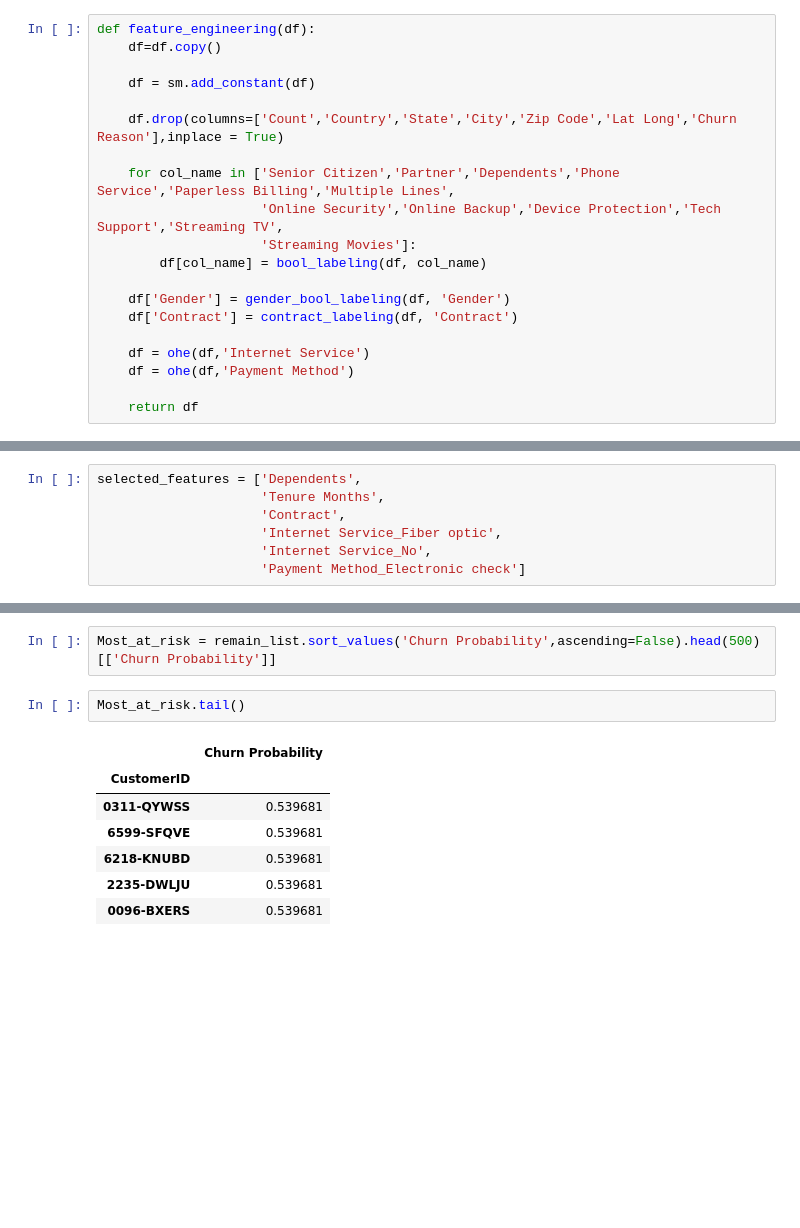
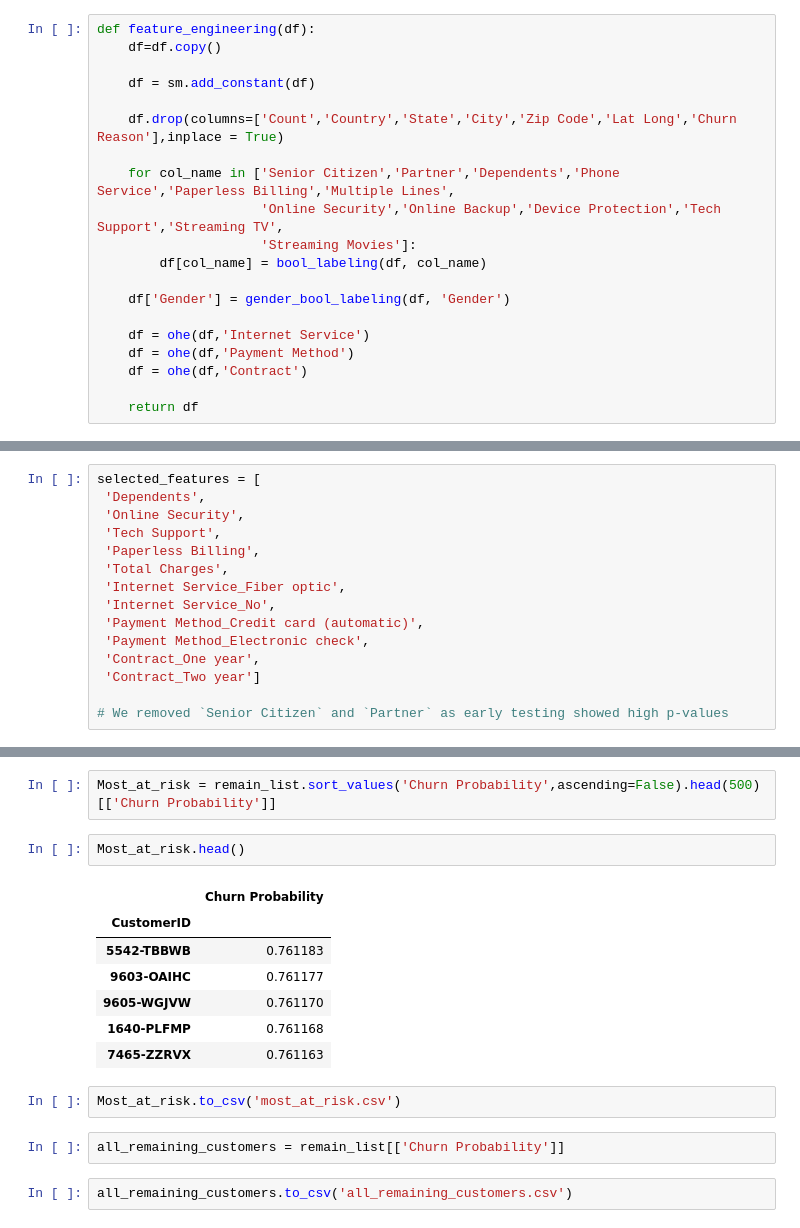
Before and after one commit to Aurelius-Blackwell/Customer_retention_analysis, a Jupyter notebook: LogRegV4.ipynb, the cells around one changed output, grey strips where cells are left out. Saved outputs shown, nothing was run; the diff lists cells and outputs as text; blank space fills up the shorter version.

```diff
--- a/LogRegV4.ipynb
+++ b/LogRegV4.ipynb
@@ -540,10 +547,10 @@ def feature_engineering(df):
         df[col_name] = bool_labeling(df, col_name)
 
     df['Gender'] = gender_bool_labeling(df, 'Gender')
-    df['Contract'] = contract_labeling(df, 'Contract')
 
     df = ohe(df,'Internet Service')
     df = ohe(df,'Payment Method')
+    df = ohe(df,'Contract')
 
     return df
 # %%
@@ -632,12 +657,20 @@ Remaining variables:
 # %% [markdown]
 * #### **Final Selection** `selected_features`
 # %%
-selected_features = ['Dependents',
-                     'Tenure Months',
-                     'Contract',
-                     'Internet Service_Fiber optic',
-                     'Internet Service_No',
-                     'Payment Method_Electronic check']
+selected_features = [
+ 'Dependents',
+ 'Online Security',
+ 'Tech Support',
+ 'Paperless Billing',
+ 'Total Charges',
+ 'Internet Service_Fiber optic',
+ 'Internet Service_No',
+ 'Payment Method_Credit card (automatic)',
+ 'Payment Method_Electronic check',
+ 'Contract_One year',
+ 'Contract_Two year']
+
+# We removed `Senior Citizen` and `Partner` as early testing showed high p-values
 # %%
 # X_train =>> General Feature Engineered -->
 #             Scaled -->
@@ -821,12 +852,18 @@ remain_list.head()
 # %%
 Most_at_risk = remain_list.sort_values('Churn Probability',ascending=False).head(500)[['Churn Probability']]
 # %%
-Most_at_risk.tail()
+Most_at_risk.head()
 # %% [output]
 |  | Churn Probability |
 | CustomerID |  |
-| 0311-QYWSS | 0.539681 |
-| 6599-SFQVE | 0.539681 |
-| 6218-KNUBD | 0.539681 |
-| 2235-DWLJU | 0.539681 |
-| 0096-BXERS | 0.539681 |
+| 5542-TBBWB | 0.761183 |
+| 9603-OAIHC | 0.761177 |
+| 9605-WGJVW | 0.761170 |
+| 1640-PLFMP | 0.761168 |
+| 7465-ZZRVX | 0.761163 |
+# %%
+Most_at_risk.to_csv('most_at_risk.csv')
+# %%
+all_remaining_customers = remain_list[['Churn Probability']]
+# %%
+all_remaining_customers.to_csv('all_remaining_customers.csv')
```
Also changed, not shown: parts of 12 cells of this notebook.
